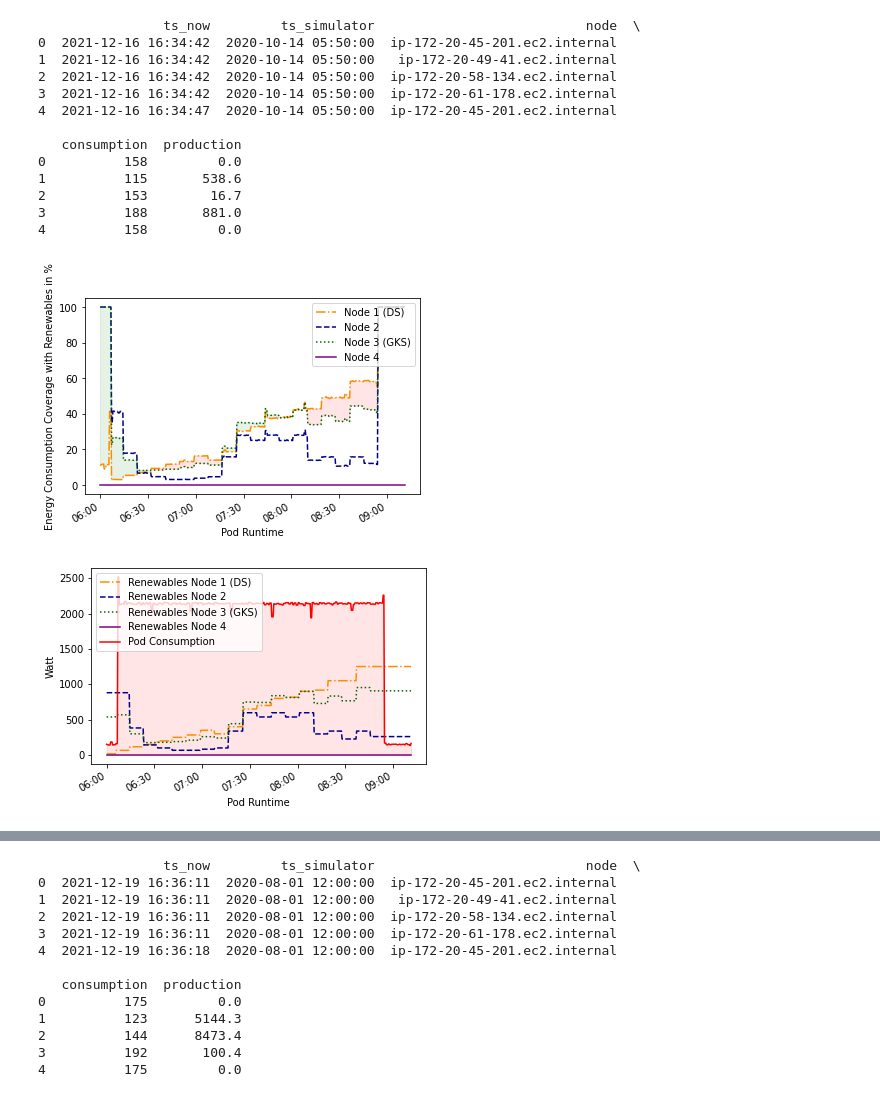
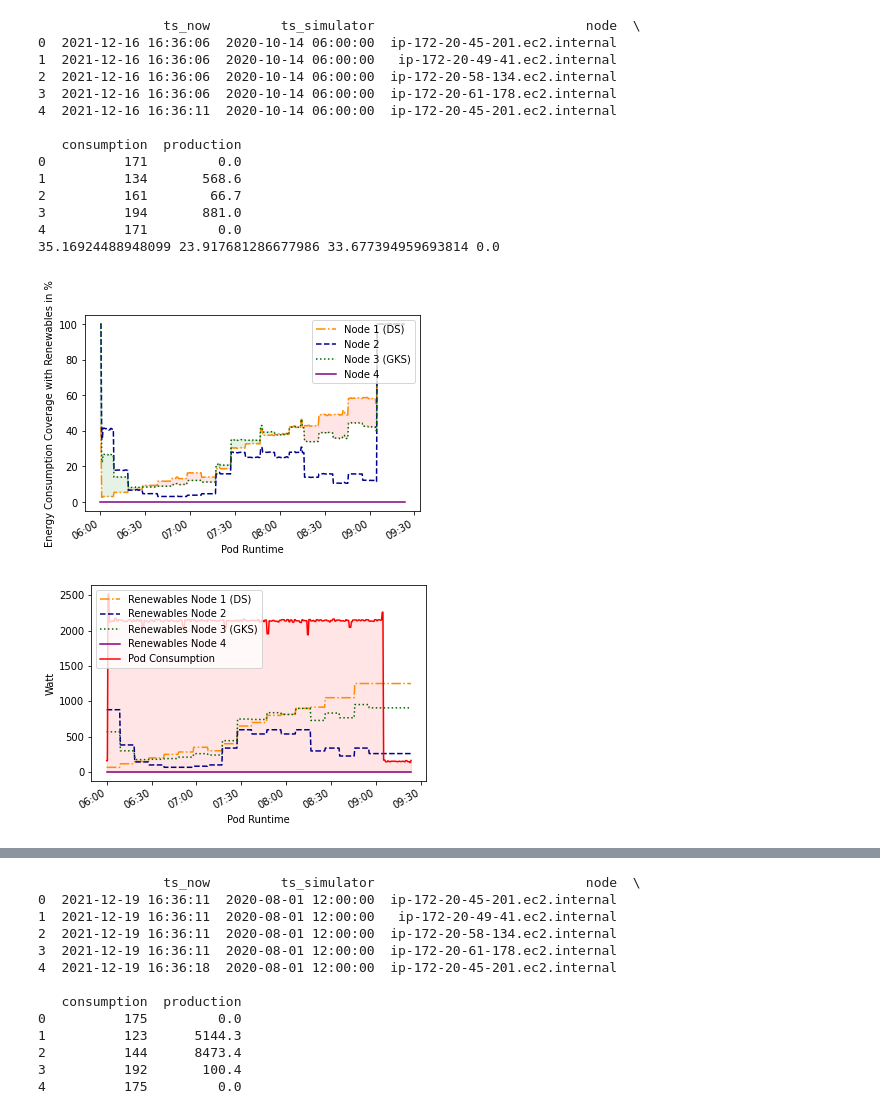
Before and after one commit to 7imo/green-k8s-energy-management, a Jupyter notebook: evaluation/analysis.ipynb, the cells around one changed output, grey strips where cells are left out. Saved outputs shown, nothing was run; the diff lists cells and outputs as text; code cells hidden in the pictures.

```diff
--- a/evaluation/evaluation2.ipynb
+++ b/evaluation/analysis.ipynb
@@ -216,7 +232,7 @@ plt.show()
 
 # c
 interval_simulator = 120
-interval_monitor = 5
+interval_monitor = 5.5
 ts_resample = 600 / (interval_simulator / interval_monitor)
 
 df = pd.read_csv('5.3.1c/monitor.log', delimiter = ";").fillna(0)
@@ -256,6 +272,12 @@ coverage_n2[coverage_n2 > 100] = 100
 coverage_n3[coverage_n3 > 100] = 100
 coverage_n4[coverage_n4 > 100] = 100
 
+avg_n1 = np.mean(coverage_n1)
+avg_n2 = np.mean(coverage_n2)
+avg_n3 = np.mean(coverage_n3)
+avg_n4 = np.mean(coverage_n4)
+
+print(avg_n1, avg_n2, avg_n3, avg_n4)
 
 fig, ax = plt.subplots()
 myFmt = DateFormatter("%H:%M")
@@ -271,45 +293,46 @@ plt.plot(x, coverage_n4, color='purple', label="Node 4")
 plt.xlabel("Pod Runtime")
 plt.ylabel("Energy Consumption Coverage with Renewables in %")
 plt.fill_between(x, coverage_n3, coverage_n1, color='green', alpha=.1, where=coverage_n3>coverage_n1)
 plt.fill_between(x, coverage_n3, coverage_n1, color='red', alpha=.1, where=coverage_n3<coverage_n1)
 #plt.fill_between(x, coverage_n1, coverage_n3, color='red', alpha=.1)
 plt.legend(loc='upper right')
 plt.show()
 
 
 fig, ax = plt.subplots()
 myFmt = DateFormatter("%H:%M")
 ax.xaxis.set_major_formatter(myFmt)
 
 ## Rotate date labels automatically
 fig.autofmt_xdate()
 
 plt.plot(x, y1, color='darkorange', linestyle='-.', label="Renewables Node 1 (DS)")
 plt.plot(x, y2, color='darkblue', label="Renewables Node 2", linestyle='--')
 plt.plot(x, y3, color='darkgreen', label="Renewables Node 3 (GKS)", linestyle=':')
 plt.plot(x, y4, color='purple', label="Renewables Node 4")
 plt.plot(x, con, color='red', label="Pod Consumption")
 plt.xlabel("Pod Runtime")
 plt.ylabel("Watt")
 plt.legend(loc='upper left')
 plt.fill_between(x, 0, con, color='red', alpha=.1)
 plt.show()
 # %% [output]
                 ts_now         ts_simulator                           node  \
-0  2021-12-16 16:34:42  2020-10-14 05:50:00  ip-172-20-45-201.ec2.internal
-1  2021-12-16 16:34:42  2020-10-14 05:50:00   ip-172-20-49-41.ec2.internal
-2  2021-12-16 16:34:42  2020-10-14 05:50:00  ip-172-20-58-134.ec2.internal
-3  2021-12-16 16:34:42  2020-10-14 05:50:00  ip-172-20-61-178.ec2.internal
-4  2021-12-16 16:34:47  2020-10-14 05:50:00  ip-172-20-45-201.ec2.internal
+0  2021-12-16 16:36:06  2020-10-14 06:00:00  ip-172-20-45-201.ec2.internal
+1  2021-12-16 16:36:06  2020-10-14 06:00:00   ip-172-20-49-41.ec2.internal
+2  2021-12-16 16:36:06  2020-10-14 06:00:00  ip-172-20-58-134.ec2.internal
+3  2021-12-16 16:36:06  2020-10-14 06:00:00  ip-172-20-61-178.ec2.internal
+4  2021-12-16 16:36:11  2020-10-14 06:00:00  ip-172-20-45-201.ec2.internal
 
    consumption  production
-0          158         0.0
-1          115       538.6
-2          153        16.7
-3          188       881.0
-4          158         0.0
+0          171         0.0
+1          134       568.6
+2          161        66.7
+3          194       881.0
+4          171         0.0
+35.16924488948099 23.917681286677986 33.677394959693814 0.0
-[figure, old version]
+[figure, new version]
-[figure, old version]
+[figure, new version]
 # %%
 # 5.3.1
 from datetime import datetime
```
Also changed, not shown: parts of 10 cells of this notebook, 49 other files.
